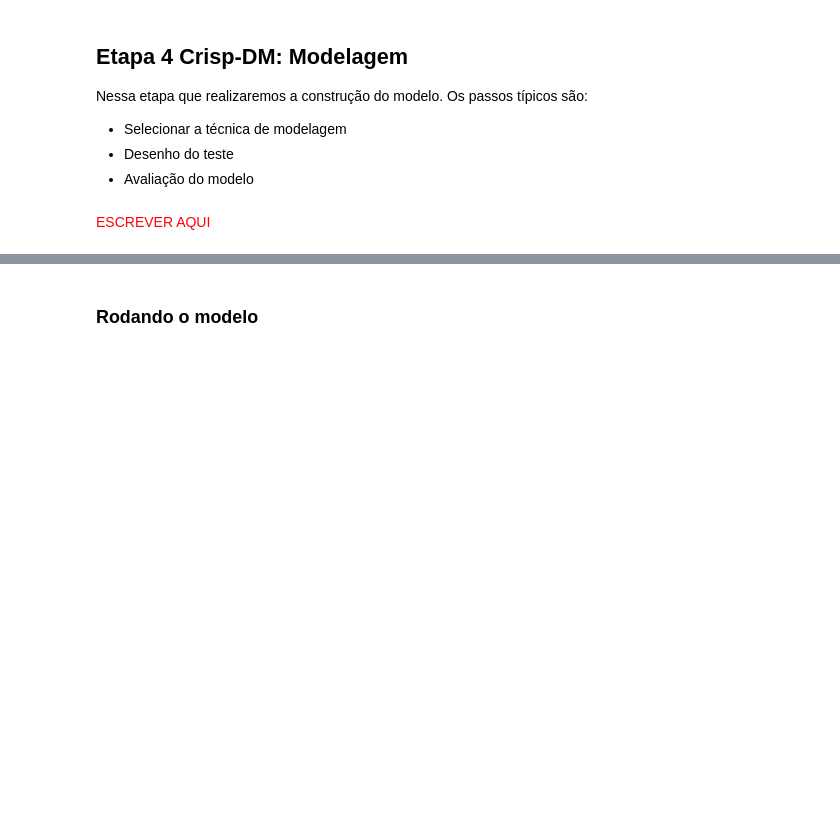
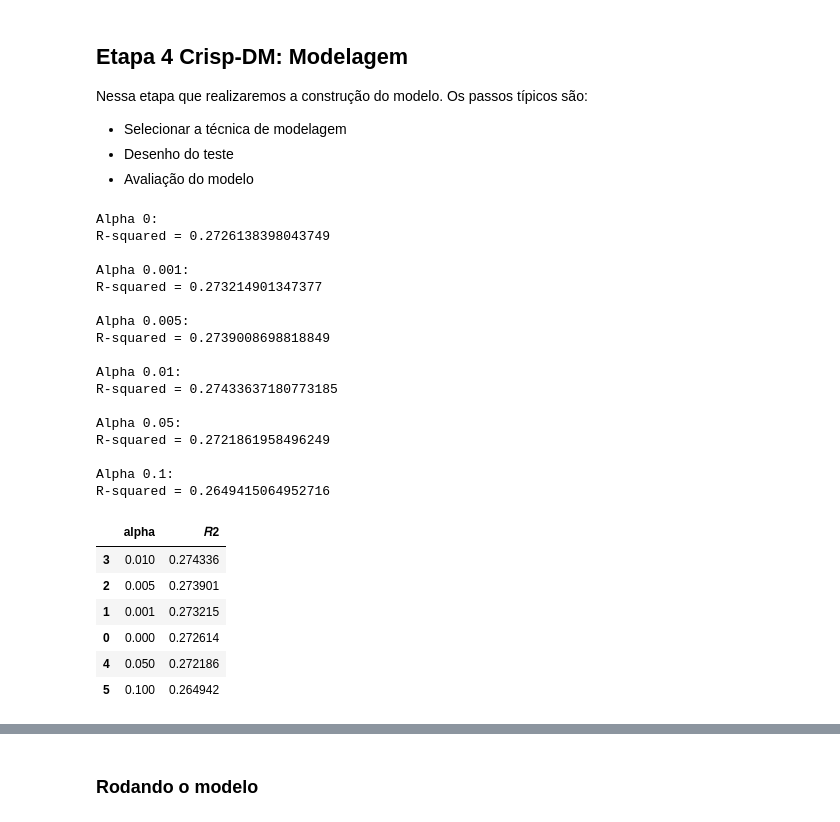
Before and after one commit to piresthiago10/estudos_data_science, a Jupyter notebook: modulo_16_encadeamento_metodos/projeto 2/projeto-2.ipynb, the cells around one changed output, grey strips where cells are left out. Cells and saved outputs as stored; diff of their text form; code cells hidden in the pictures; blank space fills up the shorter version.

```diff
--- a/modulo_16_encadeamento_metodos/projeto 2/projeto-2.ipynb
+++ b/modulo_16_encadeamento_metodos/projeto 2/projeto-2.ipynb
@@ -356,5 +392,3 @@ Nessa etapa que realizaremos a construção do modelo. Os passos típicos são:
 - Selecionar a técnica de modelagem
 - Desenho do teste
 - Avaliação do modelo
-# %% [markdown]
-<span style="color:red">ESCREVER AQUI</span>
@@ -360,0 +431,43 @@ Nessa etapa que realizaremos a construção do modelo. Os passos típicos são:
+# %%
+# Ridge
+ridge_2y_pred = []
+
+for alpha in alphas:
+   md = sm.OLS(y_train, X_train)
+   reg = md.fit_regularized(method='elastic_net',
+                            refit=True,
+                            L1_wt=0,  # ridge fit
+                            alpha=alpha)
+   y_pred = reg.predict(X_test)
+   r2 = r2_score(y_test, y_pred)
+   ridge_2y_pred.append(r2)
+   print(f'Alpha {alpha}: \nR-squared = {r2}\n')
+
+pd.DataFrame({'alpha':alphas,
+             '𝑅2':ridge_2y_pred
+            }).sort_values(by='𝑅2', ascending=False)
+# %% [output]
+Alpha 0:
+R-squared = 0.2726138398043749
+
+Alpha 0.001:
+R-squared = 0.273214901347377
+
+Alpha 0.005:
+R-squared = 0.2739008698818849
+
+Alpha 0.01:
+R-squared = 0.27433637180773185
+
+Alpha 0.05:
+R-squared = 0.2721861958496249
+
+Alpha 0.1:
+R-squared = 0.2649415064952716
+|  | alpha | 𝑅2 |
+| 3 | 0.010 | 0.274336 |
+| 2 | 0.005 | 0.273901 |
+| 1 | 0.001 | 0.273215 |
+| 0 | 0.000 | 0.272614 |
+| 4 | 0.050 | 0.272186 |
+| 5 | 0.100 | 0.264942 |
```
Also changed, not shown: parts of 10 cells of this notebook.
